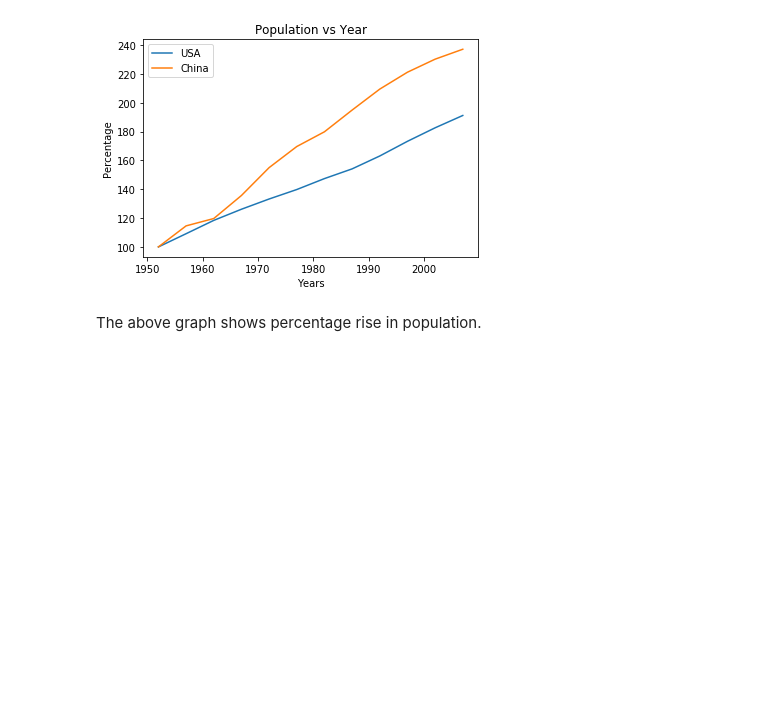
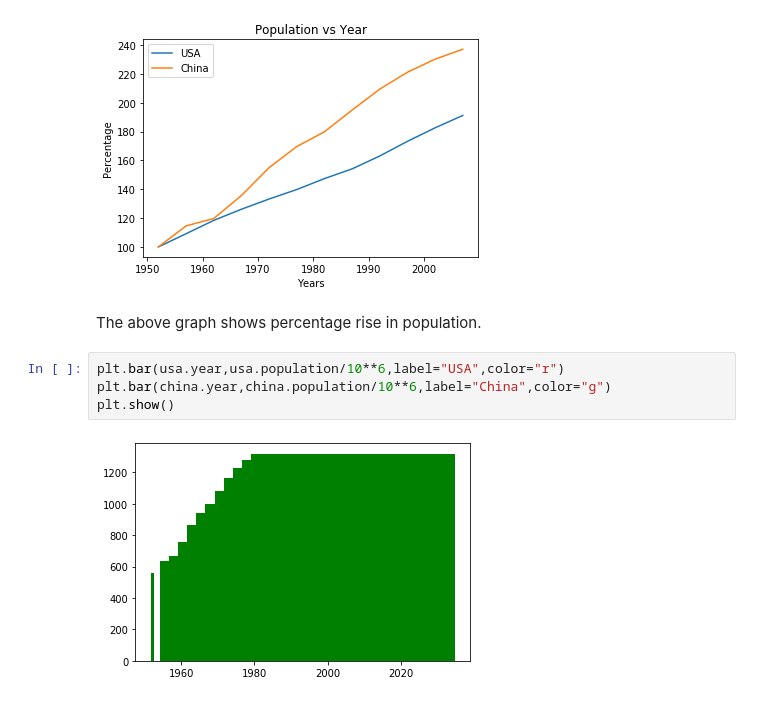
Before and after one commit to srushtips/Data-Visualisation-Basics, a Jupyter notebook: Data_Visualization_Python.ipynb, the cells around one changed output. Drawn from its saved outputs; the diff is of its cells as text; blank space fills up the shorter version.

Commit message:
A brief overview of Data Visualization.

```diff
--- a/Data_Visualization_Python.ipynb
+++ b/Data_Visualization_Python.ipynb
@@ -213,3 +213,9 @@ plt.show()
 [figure]
 # %% [markdown]
 The above graph shows percentage rise in population.
+# %%
+plt.bar(usa.year,usa.population/10**6,label="USA",color="r")
+plt.bar(china.year,china.population/10**6,label="China",color="g")
+plt.show()
+# %% [output]
+[figure, added]
```
Also changed, not shown: parts of 75 cells of this notebook, 15 other files.
